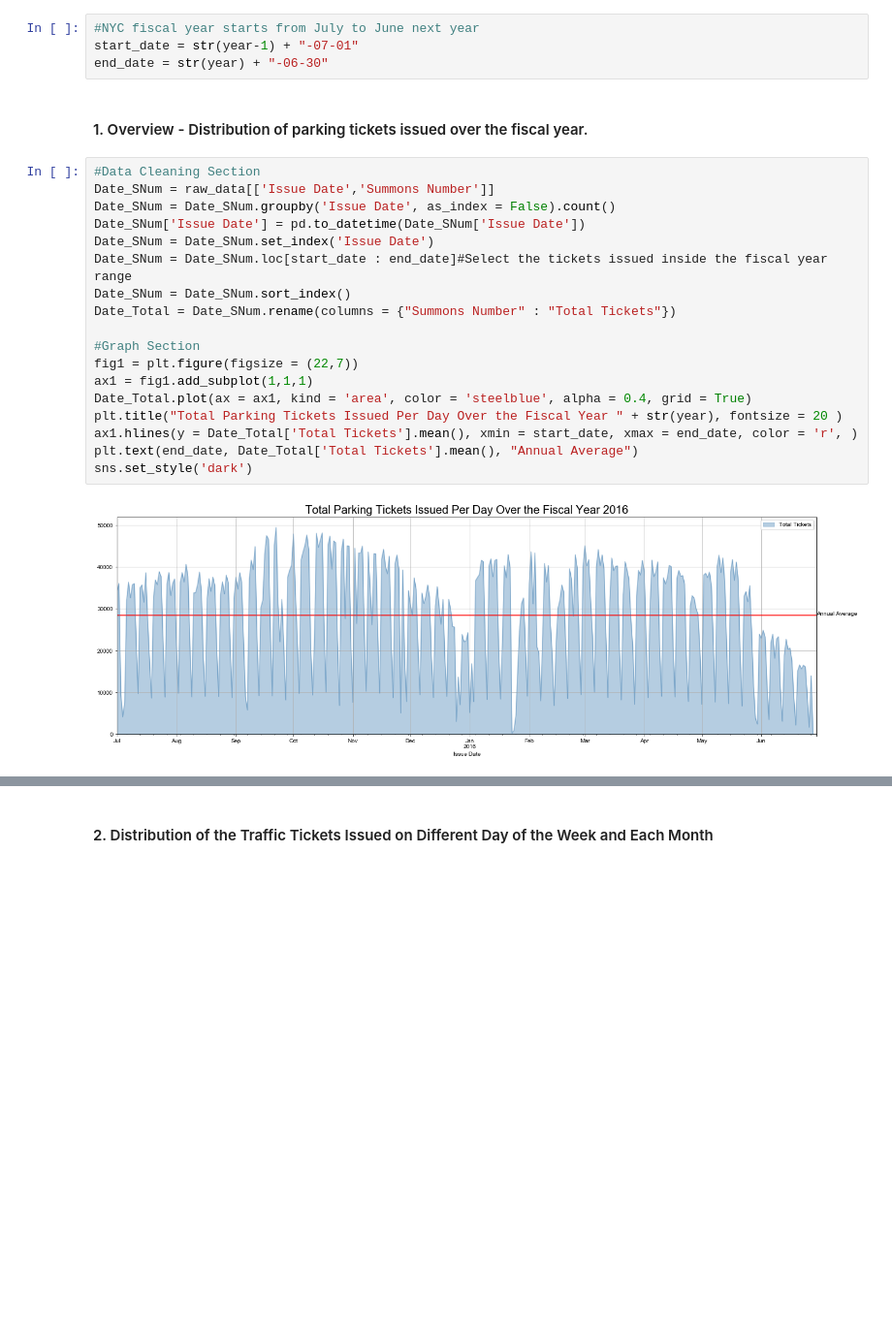
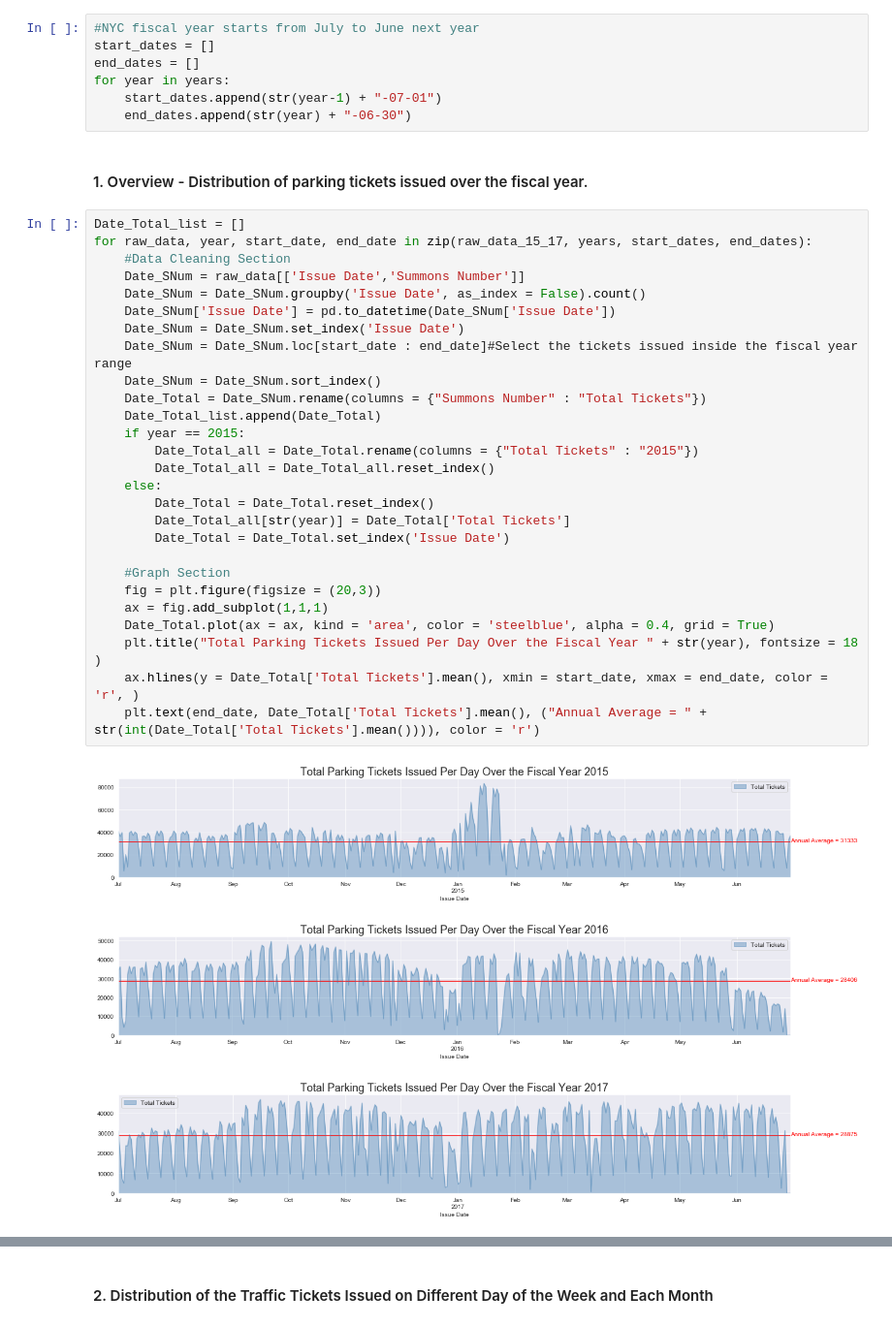
Before and after one commit to siuyik11/NYC_parking_ticket_analysis, a Jupyter notebook: NYC_parking_ticket_analysis.ipynb, the cells around one changed output, grey strips where cells are left out. Shown at 97% size. Cells and saved outputs as stored; diff of their text form; blank space fills up the shorter version.

Commit message:
Finished all the graphs

```diff
--- a/NYC_parking_ticket_analysis.ipynb
+++ b/NYC_parking_ticket_analysis.ipynb
@@ -42,26 +60,40 @@ done!
 # %%
 #NYC fiscal year starts from July to June next year
-start_date = str(year-1) + "-07-01"
-end_date = str(year) + "-06-30"
+start_dates = []
+end_dates = []
+for year in years:
+    start_dates.append(str(year-1) + "-07-01")
+    end_dates.append(str(year) + "-06-30")
 # %% [markdown]
 #### 1. Overview - Distribution of parking tickets issued over the fiscal year.
 # %%
-#Data Cleaning Section
-Date_SNum = raw_data[['Issue Date','Summons Number']]
-Date_SNum = Date_SNum.groupby('Issue Date', as_index = False).count()
-Date_SNum['Issue Date'] = pd.to_datetime(Date_SNum['Issue Date'])
-Date_SNum = Date_SNum.set_index('Issue Date')
-Date_SNum = Date_SNum.loc[start_date : end_date]#Select the tickets issued inside the fiscal year range
-Date_SNum = Date_SNum.sort_index()
-Date_Total = Date_SNum.rename(columns = {"Summons Number" : "Total Tickets"})
+Date_Total_list = []
+for raw_data, year, start_date, end_date in zip(raw_data_15_17, years, start_dates, end_dates):
+    #Data Cleaning Section
+    Date_SNum = raw_data[['Issue Date','Summons Number']]
+    Date_SNum = Date_SNum.groupby('Issue Date', as_index = False).count()
+    Date_SNum['Issue Date'] = pd.to_datetime(Date_SNum['Issue Date'])
+    Date_SNum = Date_SNum.set_index('Issue Date')
+    Date_SNum = Date_SNum.loc[start_date : end_date]#Select the tickets issued inside the fiscal year range
+    Date_SNum = Date_SNum.sort_index()
+    Date_Total = Date_SNum.rename(columns = {"Summons Number" : "Total Tickets"})
+    Date_Total_list.append(Date_Total)
+    if year == 2015:
+        Date_Total_all = Date_Total.rename(columns = {"Total Tickets" : "2015"})
+        Date_Total_all = Date_Total_all.reset_index()
+    else:
+        Date_Total = Date_Total.reset_index()
+        Date_Total_all[str(year)] = Date_Total['Total Tickets']
+        Date_Total = Date_Total.set_index('Issue Date')
 
-#Graph Section
-fig1 = plt.figure(figsize = (22,7))
-ax1 = fig1.add_subplot(1,1,1)
-Date_Total.plot(ax = ax1, kind = 'area', color = 'steelblue', alpha = 0.4, grid = True)
-plt.title("Total Parking Tickets Issued Per Day Over the Fiscal Year " + str(year), fontsize = 20 )
-ax1.hlines(y = Date_Total['Total Tickets'].mean(), xmin = start_date, xmax = end_date, color = 'r', )
-plt.text(end_date, Date_Total['Total Tickets'].mean(), "Annual Average")
-sns.set_style('dark')
+    #Graph Section
+    fig = plt.figure(figsize = (20,3))
+    ax = fig.add_subplot(1,1,1)
+    Date_Total.plot(ax = ax, kind = 'area', color = 'steelblue', alpha = 0.4, grid = True)
+    plt.title("Total Parking Tickets Issued Per Day Over the Fiscal Year " + str(year), fontsize = 18 )
+    ax.hlines(y = Date_Total['Total Tickets'].mean(), xmin = start_date, xmax = end_date, color = 'r', )
+    plt.text(end_date, Date_Total['Total Tickets'].mean(), ("Annual Average = " + str(int(Date_Total['Total Tickets'].mean()))), color = 'r')
 # %% [output]
-[figure, old version]
+[figure, new version]
+[figure, added]
+[figure, added]
```
Also changed, not shown: parts of 17 cells of this notebook.
